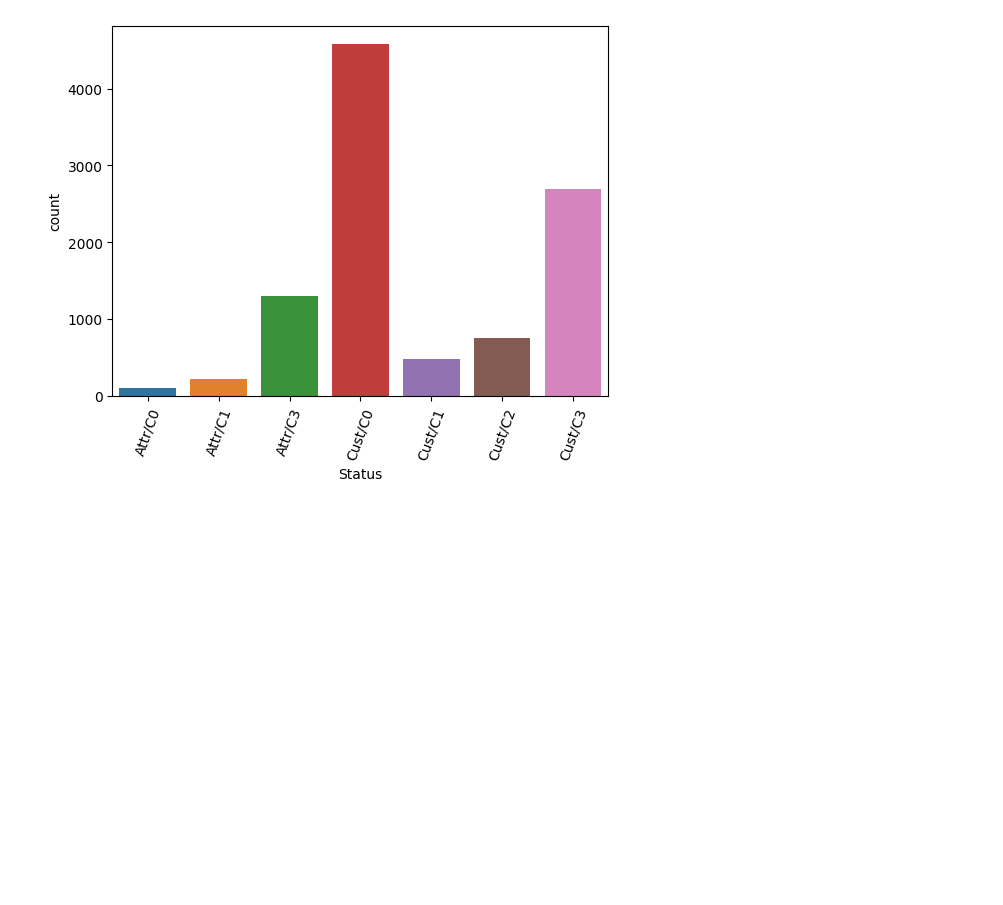
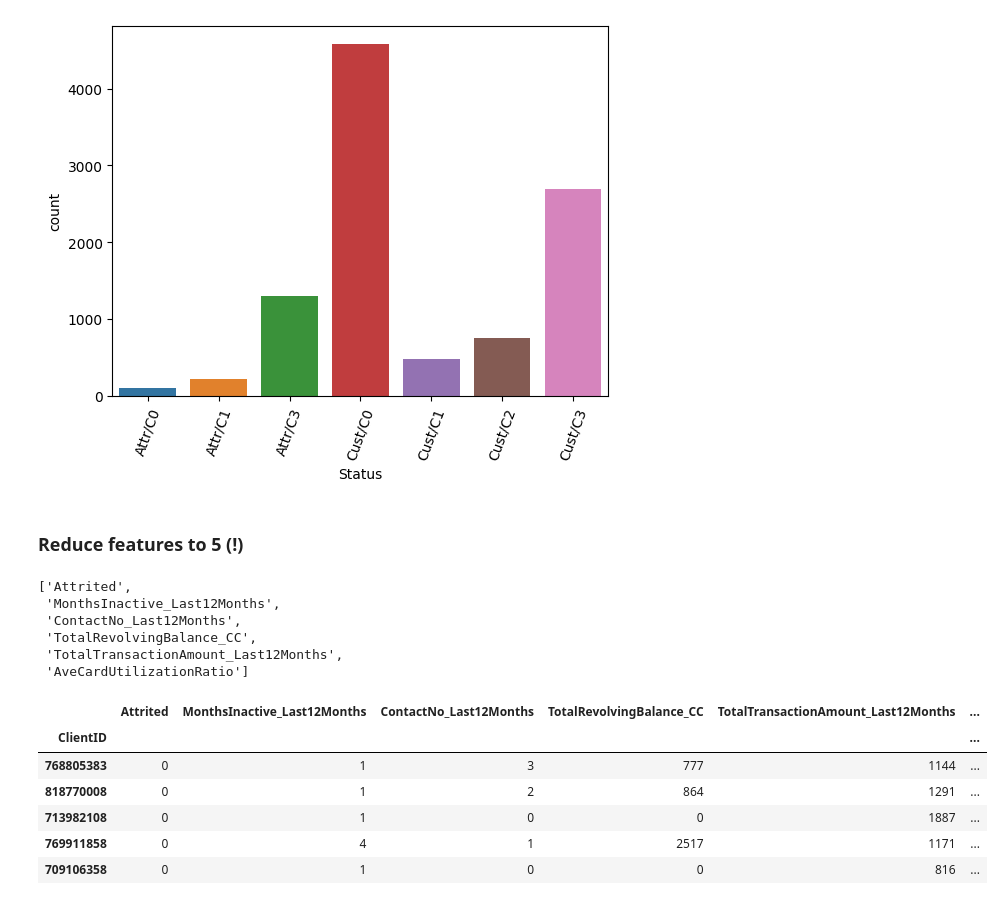
Before and after one commit to vitaly-shalem/ChurnPrediction, a Jupyter notebook: notebooks/12.clustering_take_2.ipynb, the cells around one changed output. Cells and saved outputs as stored; diff of their text form; code cells hidden in the pictures; blank space fills up the shorter version.

```diff
--- a/notebooks/12.clustering_take_2.ipynb
+++ b/notebooks/12.clustering_take_2.ipynb
@@ -184,3 +184,32 @@ plt.xticks(rotation = 70)
 plt.show()
 # %% [output]
 [figure]
+# %% [markdown]
+### Reduce features to 5 (!)
+# %%
+column_names_important_features_2 = column_names_important_features[:]
+to_remove = ["TotalProductNo",
+             "TransactionAmount_ChangeQ4overQ1",
+             "TotalTransactionCount_Last12Months",
+             "TransactionCount_ChangeQ4overQ1"]
+for item in to_remove:
+    column_names_important_features_2.remove(item)
+display(column_names_important_features_2)
+# %% [output]
+['Attrited',
+ 'MonthsInactive_Last12Months',
+ 'ContactNo_Last12Months',
+ 'TotalRevolvingBalance_CC',
+ 'TotalTransactionAmount_Last12Months',
+ 'AveCardUtilizationRatio']
+# %%
+df_reduced_2 = df[column_names_important_features_2]
+display(df_reduced_2.head())
+# %% [output]
+|  | Attrited | MonthsInactive_Last12Months | ContactNo_Last12Months | TotalRevolvingBalance_CC | TotalTransactionAmount_Last12Months | ... |
+| ClientID |  |  |  |  |  | ... |
+| 768805383 | 0 | 1 | 3 | 777 | 1144 | ... |
+| 818770008 | 0 | 1 | 2 | 864 | 1291 | ... |
+| 713982108 | 0 | 1 | 0 | 0 | 1887 | ... |
+| 769911858 | 0 | 4 | 1 | 2517 | 1171 | ... |
+| 709106358 | 0 | 1 | 0 | 0 | 816 | ... |
```
Also changed, not shown: parts of 5 cells of this notebook, 1 other file.
